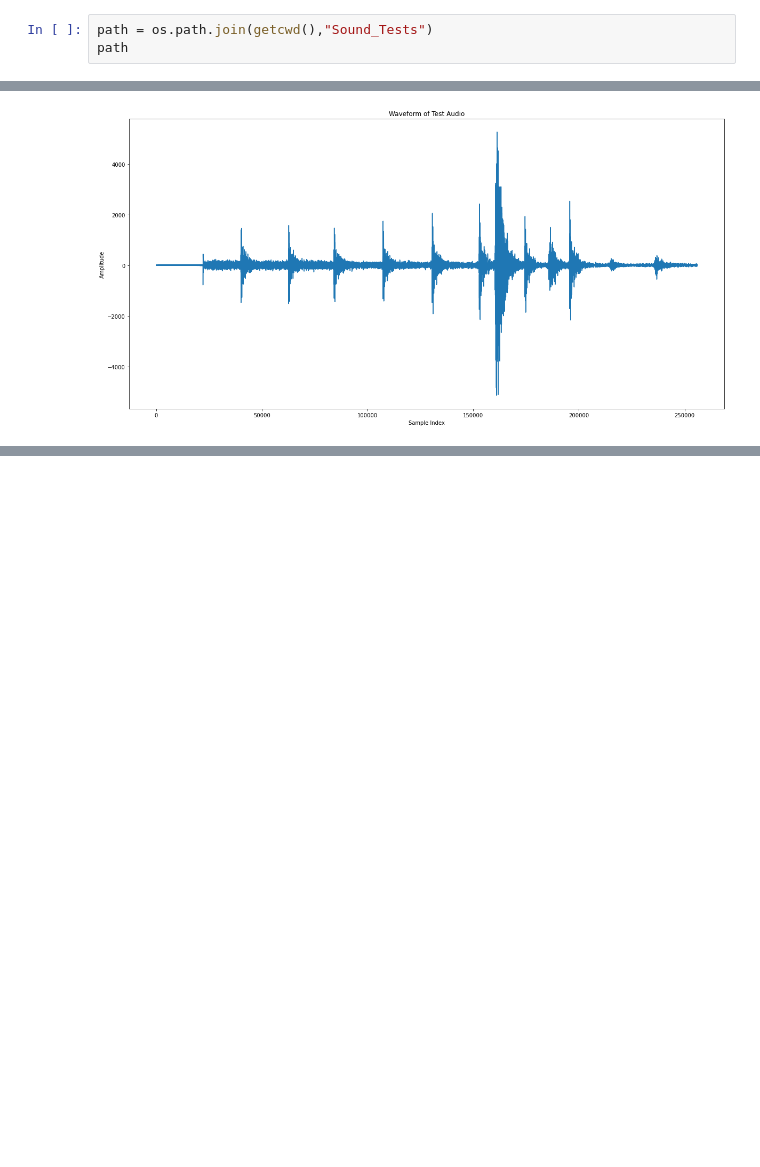
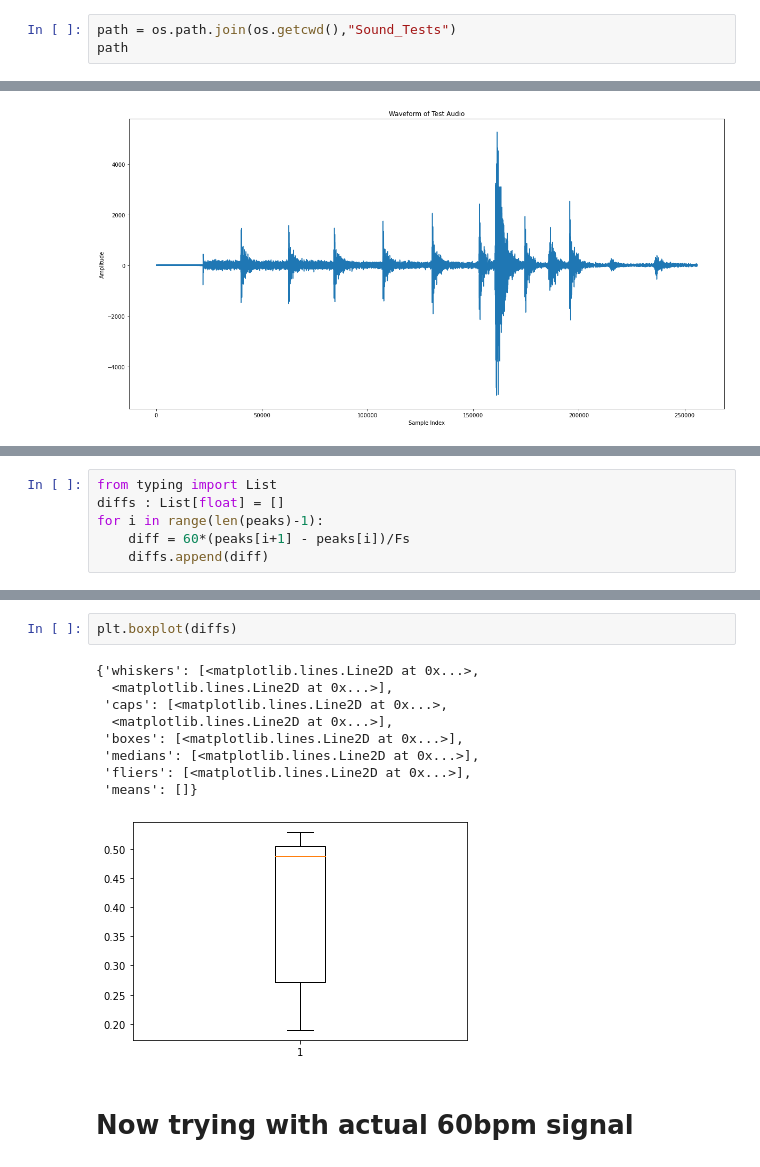
Before and after one commit to MrHuman22/Sound-Processing-Project, a Jupyter notebook: Exploration2.ipynb, the cells around one changed output, grey strips where cells are left out. Drawn from its saved outputs; the diff is of its cells as text; blank space fills up the shorter version.

```diff
--- a/Exploration2.ipynb
+++ b/Exploration2.ipynb
@@ -9,6 +10,6 @@ from scipy.signal import find_peaks
 %matplotlib inline
 # %%
-path = os.path.join(getcwd(),"Sound_Tests")
+path = os.path.join(os.getcwd(),"Sound_Tests")
 path
 # %% [output]
 'C:\\Users\\pwn394\\Documents\\Code\\Sound-Processing-Project\\Sound_Tests'
@@ -54,0 +47,6 @@ Fs
+# %%
+from typing import List
+diffs : List[float] = []
+for i in range(len(peaks)-1):
+    diff = 60*(peaks[i+1] - peaks[i])/Fs
+    diffs.append(diff)
@@ -54,0 +76,14 @@ Fs
+# %%
+plt.boxplot(diffs)
+# %% [output]
+{'whiskers': [<matplotlib.lines.Line2D at 0x...>,
+  <matplotlib.lines.Line2D at 0x...>],
+ 'caps': [<matplotlib.lines.Line2D at 0x...>,
+  <matplotlib.lines.Line2D at 0x...>],
+ 'boxes': [<matplotlib.lines.Line2D at 0x...>],
+ 'medians': [<matplotlib.lines.Line2D at 0x...>],
+ 'fliers': [<matplotlib.lines.Line2D at 0x...>],
+ 'means': []}
+[figure, added]
+# %% [markdown]
+# Now trying with actual 60bpm signal
```
Also changed, not shown: parts of 18 cells of this notebook, 4 other files.
